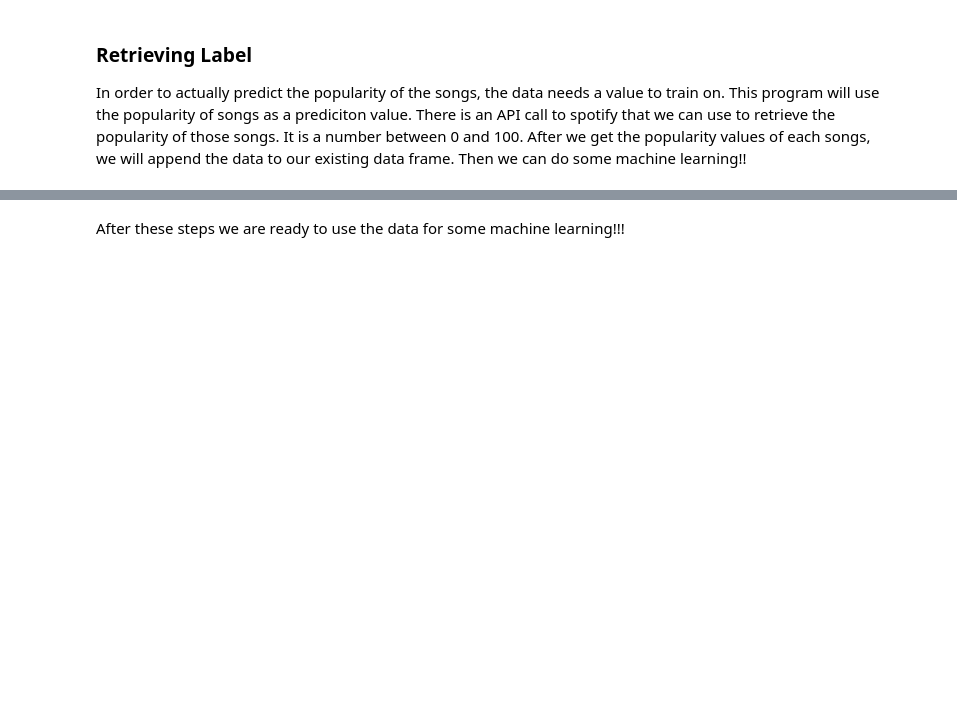
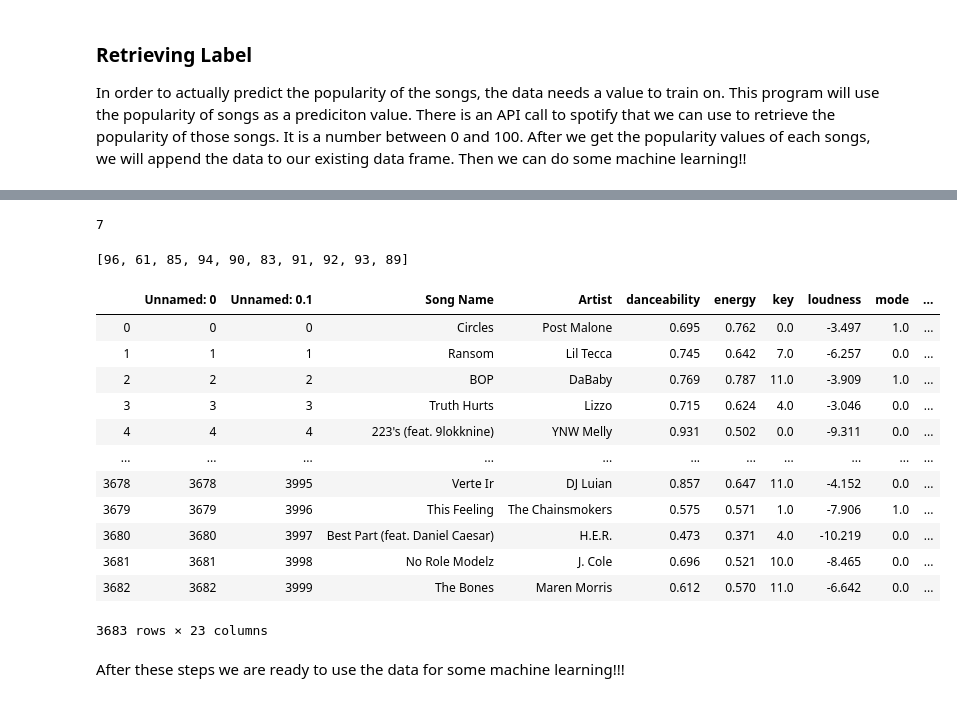
Before and after one commit to ISUData-Science-Club/Spotify_Project, a Jupyter notebook: spotify_Project/python/Spotify_Project_Skeleton.ipynb, the cells around one changed output, grey strips where cells are left out. Saved outputs shown, nothing was run; the diff lists cells and outputs as text; code cells hidden in the pictures; blank space fills up the shorter version.

```diff
--- a/spotify_Project/python/Spotify_Project_Skeleton.ipynb
+++ b/spotify_Project/python/Spotify_Project_Skeleton.ipynb
@@ -112,4 +131,7 @@ headers = {
 # %%
 # show the popularity of the song we recieved
+response['popularity']
+# %% [output]
+7
 # %%
 # create function with the input being the song ID and the output being the popularity of that song
@@ -116,6 +145,30 @@ headers = {
 # %%
 # use the function above to get every popularity rating of the songs in our data
 # save all the values into a list
+tempList = []
+for el in DF['id'][:10]:
+    tempList.append(get_popularity(el))
+tempList
+# %% [output]
+[96, 61, 85, 94, 90, 83, 91, 92, 93, 89]
+# %%
+DF2 = pd.read_csv('allSongsLabeled.csv')
+# %%
+DF2
+# %% [output]
+|  | Unnamed: 0 | Unnamed: 0.1 | Song Name | Artist | danceability | energy | key | loudness | mode | ... |
+| 0 | 0 | 0 | Circles | Post Malone | 0.695 | 0.762 | 0.0 | -3.497 | 1.0 | ... |
+| 1 | 1 | 1 | Ransom | Lil Tecca | 0.745 | 0.642 | 7.0 | -6.257 | 0.0 | ... |
+| 2 | 2 | 2 | BOP | DaBaby | 0.769 | 0.787 | 11.0 | -3.909 | 1.0 | ... |
+| 3 | 3 | 3 | Truth Hurts | Lizzo | 0.715 | 0.624 | 4.0 | -3.046 | 0.0 | ... |
+| 4 | 4 | 4 | 223's (feat. 9lokknine) | YNW Melly | 0.931 | 0.502 | 0.0 | -9.311 | 0.0 | ... |
+| ... | ... | ... | ... | ... | ... | ... | ... | ... | ... | ... |
+| 3678 | 3678 | 3995 | Verte Ir | DJ Luian | 0.857 | 0.647 | 11.0 | -4.152 | 0.0 | ... |
+| 3679 | 3679 | 3996 | This Feeling | The Chainsmokers | 0.575 | 0.571 | 1.0 | -7.906 | 1.0 | ... |
+| 3680 | 3680 | 3997 | Best Part (feat. Daniel Caesar) | H.E.R. | 0.473 | 0.371 | 4.0 | -10.219 | 0.0 | ... |
+| 3681 | 3681 | 3998 | No Role Modelz | J. Cole | 0.696 | 0.521 | 10.0 | -8.465 | 0.0 | ... |
+| 3682 | 3682 | 3999 | The Bones | Maren Morris | 0.612 | 0.570 | 11.0 | -6.642 | 0.0 | ... |
+3683 rows × 23 columns
 # %%
 # append the list we just created to the DataFrame that has all our data within it
 # %% [markdown]
```
Also changed, not shown: parts of 12 cells of this notebook, 2 other files.
